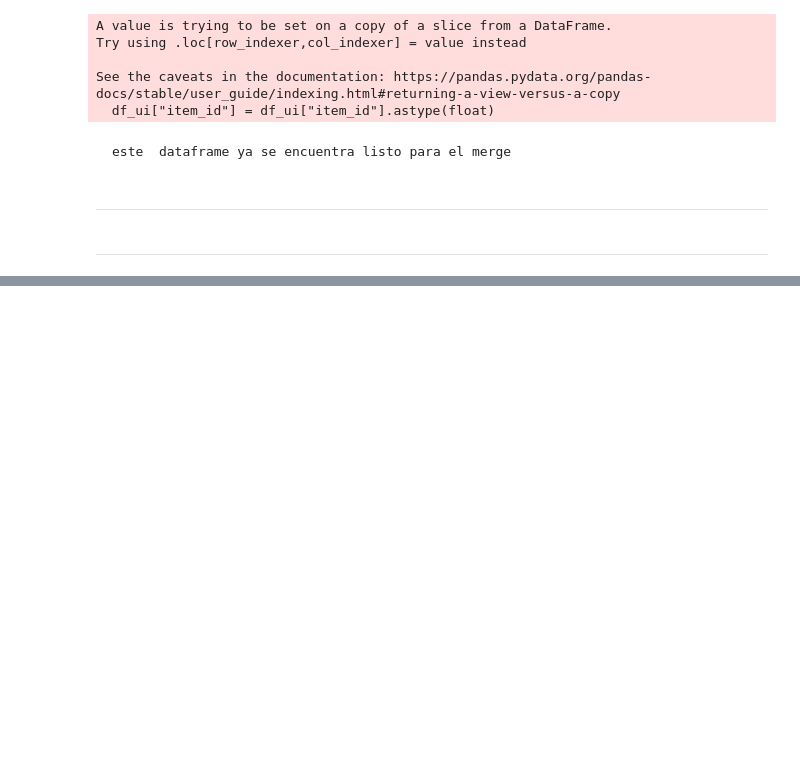
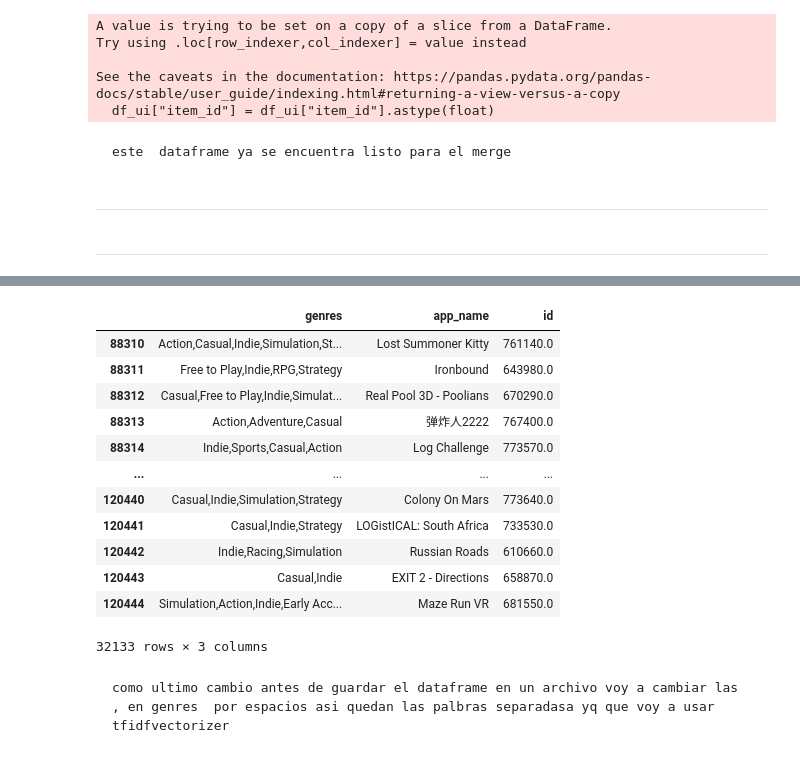
Before and after one commit to tDelbarco/PI_ML_OPS, a Jupyter notebook: ETL_&_EDA/ETL.ipynb, the cells around one changed output, grey strips where cells are left out. Cells and saved outputs as stored; diff of their text form; code cells hidden in the pictures; blank space fills up the shorter version.

```diff
--- a/ETL_&_EDA/ETL.ipynb
+++ b/ETL_&_EDA/ETL.ipynb
@@ -1147,0 +1368,18 @@ df_genero.to_parquet(r"../app/df_genero.parquet")
+# %%
+df_sg
+# %% [output]
+|  | genres | app_name | id |
+| 88310 | Action,Casual,Indie,Simulation,St... | Lost Summoner Kitty | 761140.0 |
+| 88311 | Free to Play,Indie,RPG,Strategy | Ironbound | 643980.0 |
+| 88312 | Casual,Free to Play,Indie,Simulat... | Real Pool 3D - Poolians | 670290.0 |
+| 88313 | Action,Adventure,Casual | 弹炸人2222 | 767400.0 |
+| 88314 | Indie,Sports,Casual,Action | Log Challenge | 773570.0 |
+| ... | ... | ... | ... |
+| 120440 | Casual,Indie,Simulation,Strategy | Colony On Mars | 773640.0 |
+| 120441 | Casual,Indie,Strategy | LOGistICAL: South Africa | 733530.0 |
+| 120442 | Indie,Racing,Simulation | Russian Roads | 610660.0 |
+| 120443 | Casual,Indie | EXIT 2 - Directions | 658870.0 |
+| 120444 | Simulation,Action,Indie,Early Acc... | Maze Run VR | 681550.0 |
+32133 rows × 3 columns
+# %% [markdown]
+    como ultimo cambio antes de guardar el dataframe en un archivo voy a cambiar las , en genres  por espacios asi quedan las palbras separadasa yq que voy a usar tfidfvectorizer
```
Also changed, not shown: parts of 57 cells of this notebook.
